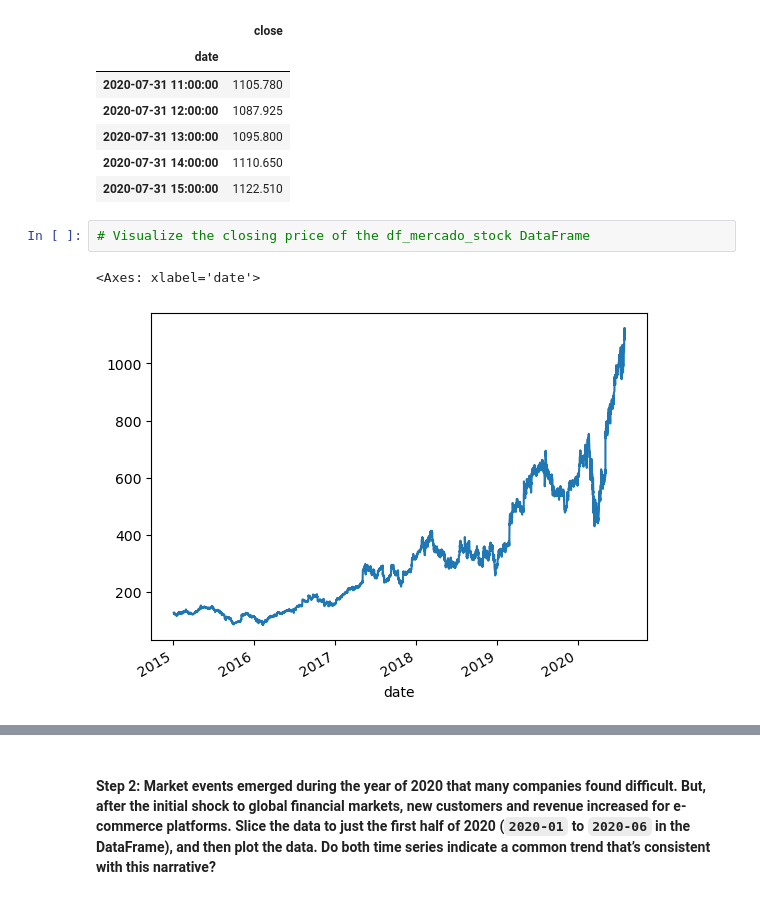
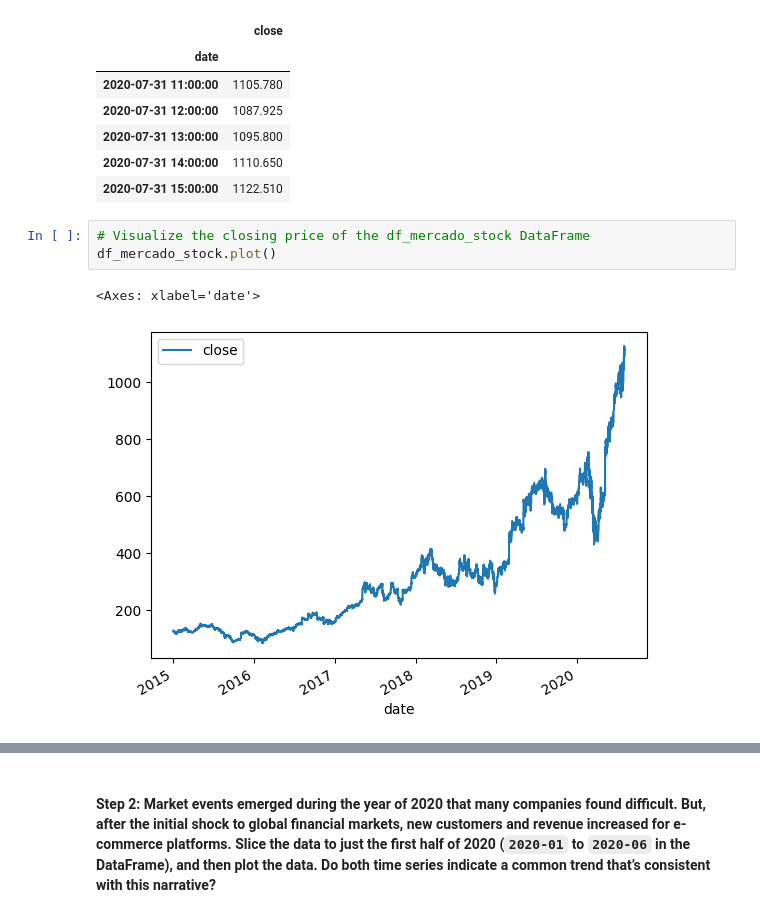
Before and after one commit to FLermaP/prophet-challenge, a Jupyter notebook: forecasting_net_prophet.ipynb, the cells around one changed output, grey strips where cells are left out. Drawn from its saved outputs; the diff is of its cells as text.

```diff
--- a/forecasting_net_prophet.ipynb
+++ b/forecasting_net_prophet.ipynb
@@ -229,6 +242,7 @@ display(df_mercado_stock.tail())
 | 2020-07-31 15:00:00 | 1122.510 |
 # %%
 # Visualize the closing price of the df_mercado_stock DataFrame
+df_mercado_stock.plot()
 # %% [output]
 <Axes: xlabel='date'>
-[figure, old version]
+[figure, new version]
```
Also changed, not shown: parts of 22 cells of this notebook.
